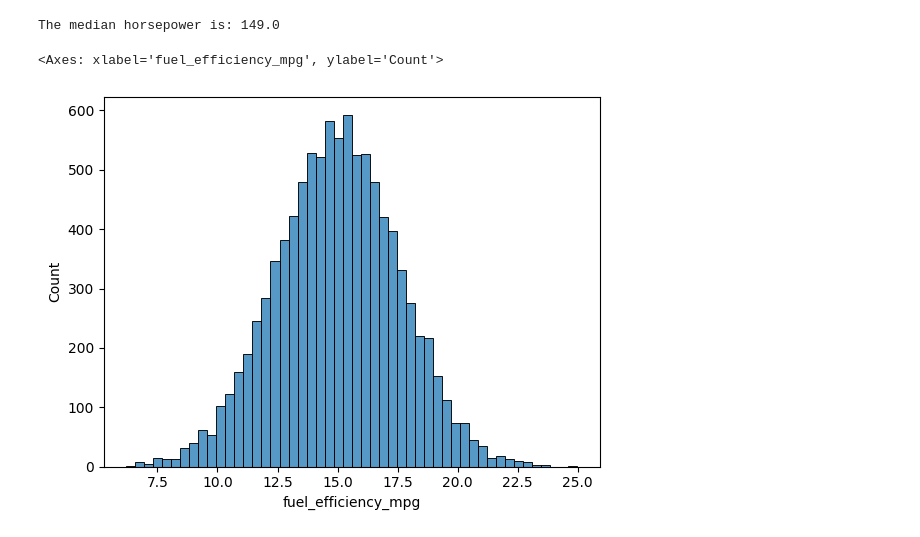
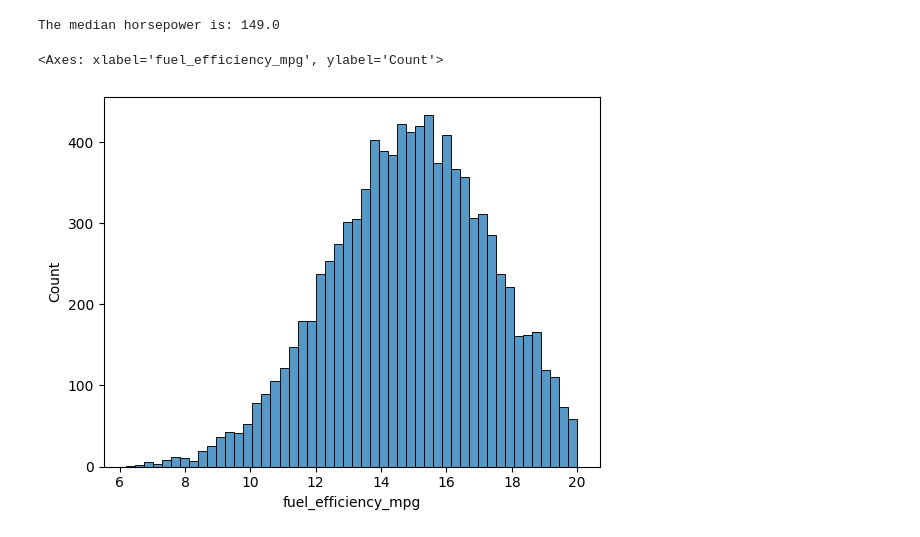
Before and after one commit to Krishnakanth834/machine-learning-zoomcamp-homework, a Jupyter notebook: 02-regression/homework.ipynb, the cells around one changed output. Cells and saved outputs as stored; diff of their text form; code cells hidden in the pictures.

```diff
--- a/02-regression/homework.ipynb
+++ b/02-regression/homework.ipynb
@@ -64,5 +66,5 @@ import seaborn as sbn
 # %%
-sbn.histplot(df.fuel_efficiency_mpg[df.fuel_efficiency_mpg < 25], bins = 50)
+sbn.histplot(df.fuel_efficiency_mpg[df.fuel_efficiency_mpg < 20], bins = 50)
 # %% [output]
 <Axes: xlabel='fuel_efficiency_mpg', ylabel='Count'>
-[figure, old version]
+[figure, new version]
```
Also changed, not shown: parts of 17 cells of this notebook.
